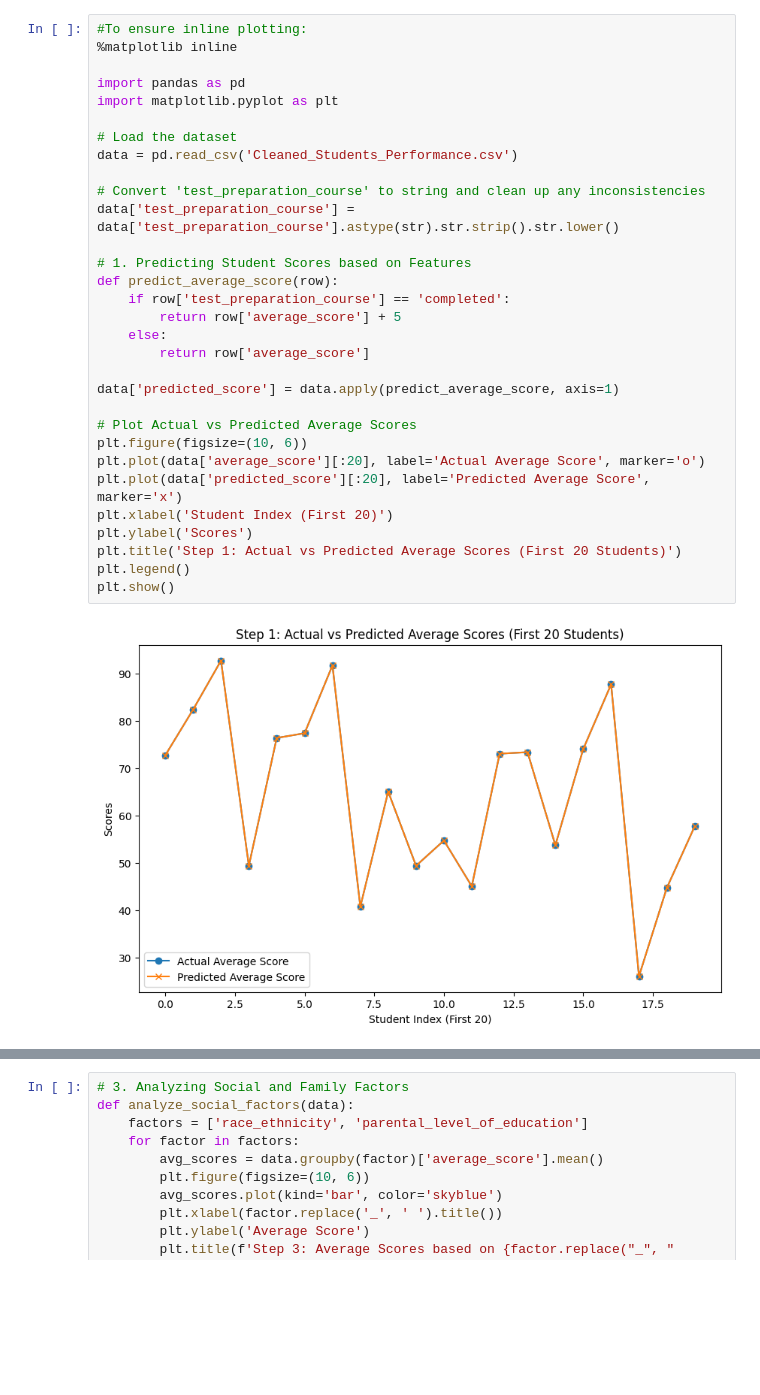
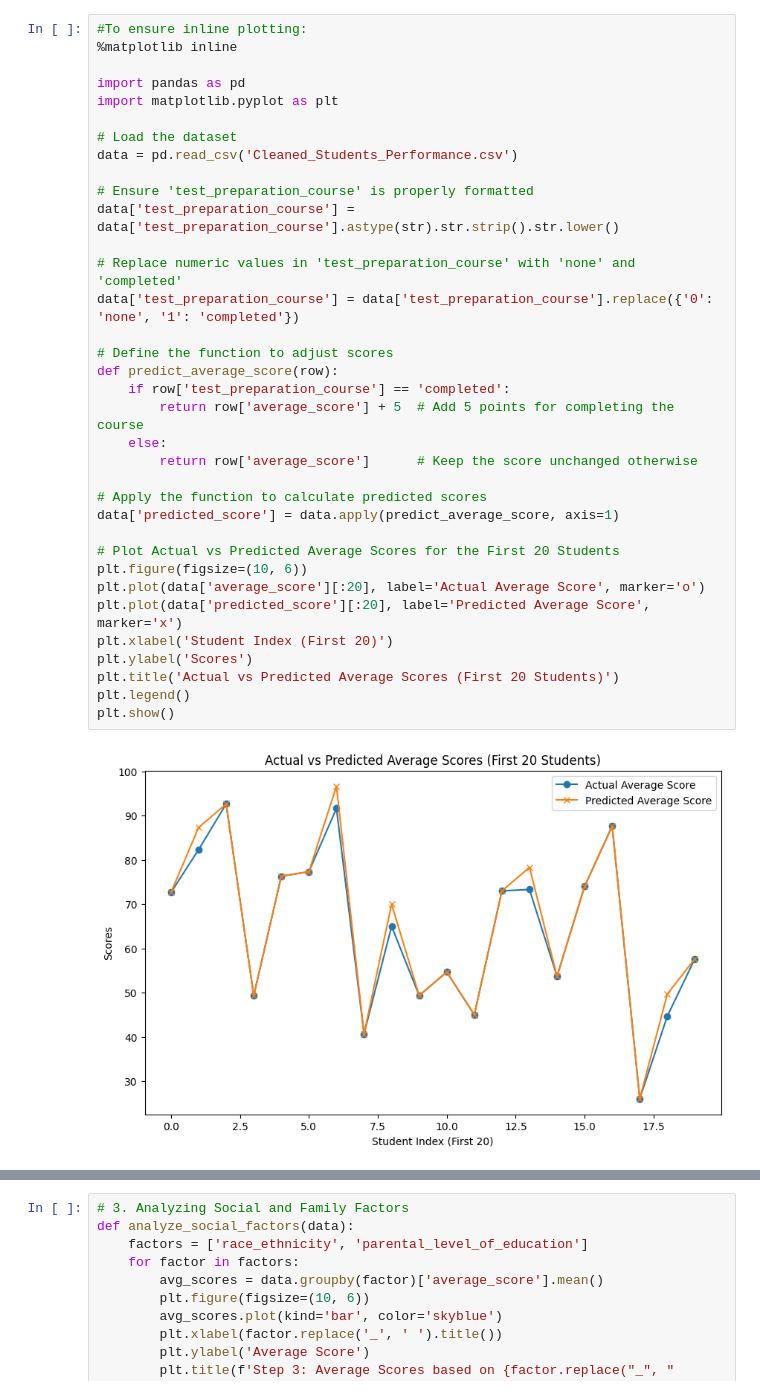
Before and after one commit to Dima-Rania/Group-Project, a Jupyter notebook: Algorithm_Code_inline_Charts.ipynb, the cells around one changed output, grey strips where cells are left out. Saved outputs shown, nothing was run; the diff lists cells and outputs as text; blank space fills up the shorter version.

```diff
--- a/Algorithm_Code_inline_Charts.ipynb
+++ b/Algorithm_Code_inline_Charts.ipynb
@@ -1,35 +1,39 @@
 # %%
 #To ensure inline plotting:
 %matplotlib inline
 
 import pandas as pd
 import matplotlib.pyplot as plt
 
 # Load the dataset
 data = pd.read_csv('Cleaned_Students_Performance.csv')
 
-# Convert 'test_preparation_course' to string and clean up any inconsistencies
+# Ensure 'test_preparation_course' is properly formatted
 data['test_preparation_course'] = data['test_preparation_course'].astype(str).str.strip().str.lower()
 
-# 1. Predicting Student Scores based on Features
+# Replace numeric values in 'test_preparation_course' with 'none' and 'completed'
+data['test_preparation_course'] = data['test_preparation_course'].replace({'0': 'none', '1': 'completed'})
+
+# Define the function to adjust scores
 def predict_average_score(row):
     if row['test_preparation_course'] == 'completed':
-        return row['average_score'] + 5
+        return row['average_score'] + 5  # Add 5 points for completing the course
     else:
-        return row['average_score']
+        return row['average_score']      # Keep the score unchanged otherwise
 
+# Apply the function to calculate predicted scores
 data['predicted_score'] = data.apply(predict_average_score, axis=1)
 
-# Plot Actual vs Predicted Average Scores
+# Plot Actual vs Predicted Average Scores for the First 20 Students
 plt.figure(figsize=(10, 6))
 plt.plot(data['average_score'][:20], label='Actual Average Score', marker='o')
 plt.plot(data['predicted_score'][:20], label='Predicted Average Score', marker='x')
 plt.xlabel('Student Index (First 20)')
 plt.ylabel('Scores')
-plt.title('Step 1: Actual vs Predicted Average Scores (First 20 Students)')
+plt.title('Actual vs Predicted Average Scores (First 20 Students)')
 plt.legend()
 plt.show()
 # %% [output]
-[figure, old version]
+[figure, new version]
 # %%
 # 2. Checking if Test Preparation Helps
```
Also changed, not shown: parts of 1 cell of this notebook.
